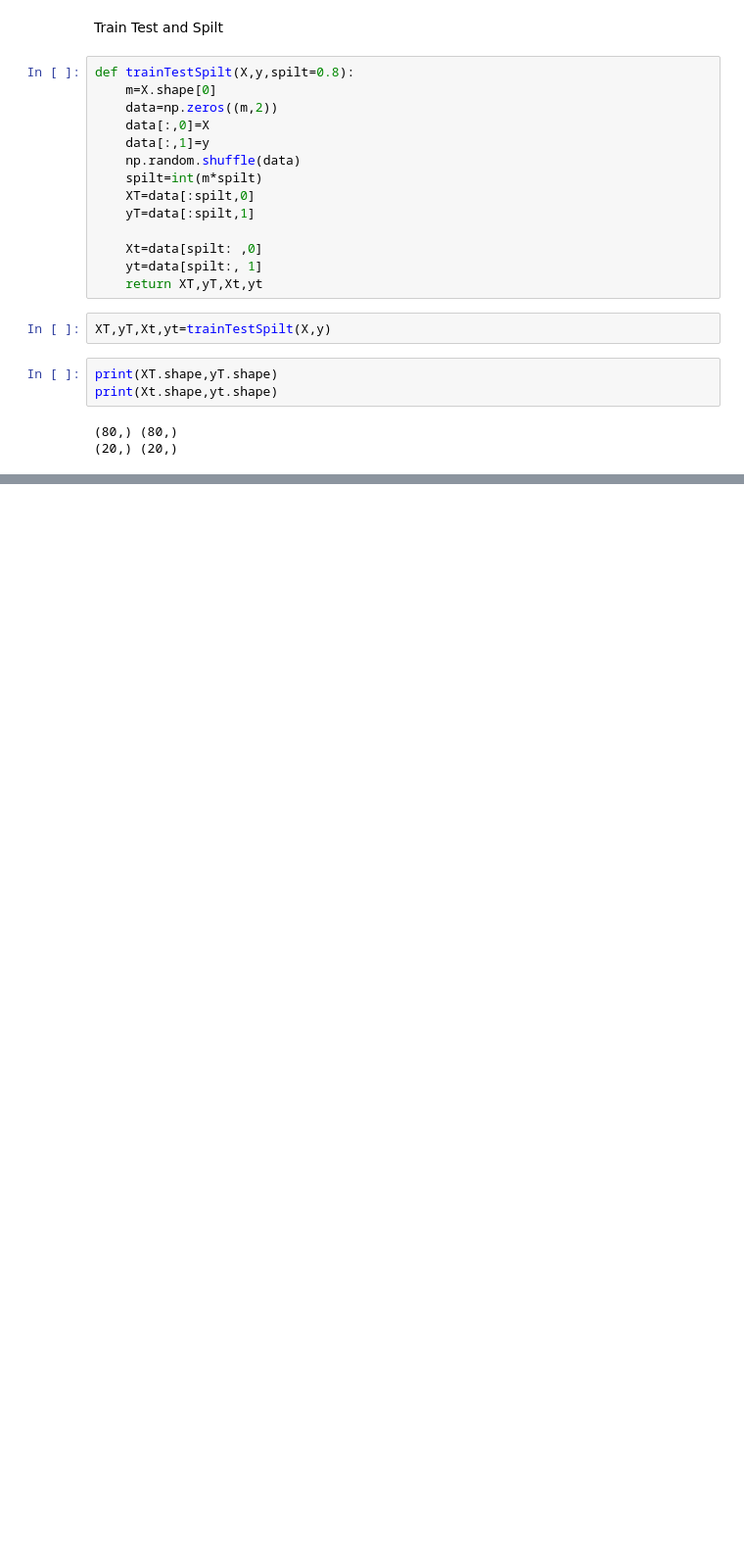
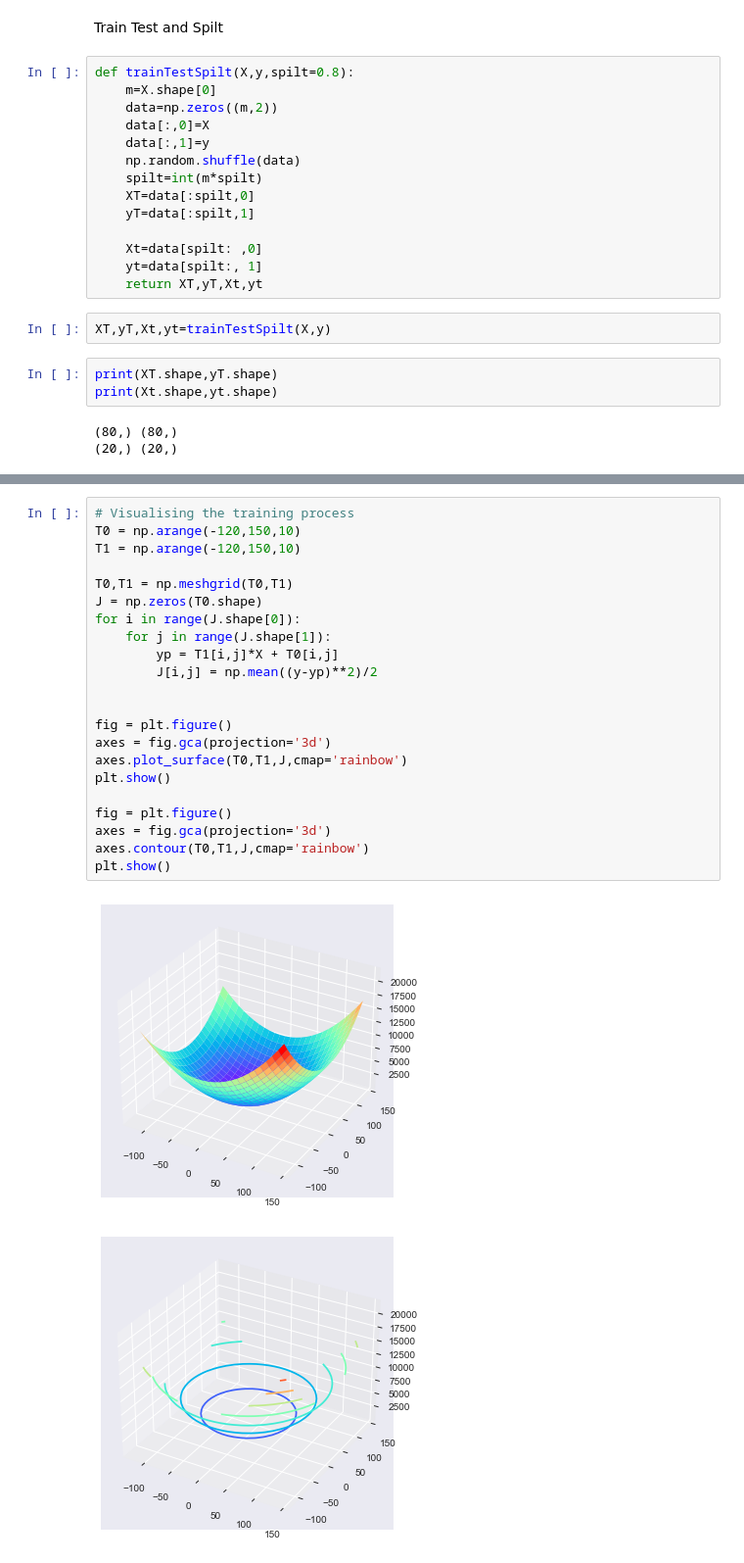
Before and after one commit to shreyabhalgat/Machine-Learning-Essentials, a Jupyter notebook: Section 3-Linear Regression/Linear Regression.ipynb, the cells around one changed output, grey strips where cells are left out. Shown: that part at 98% size. Drawn from its saved outputs; the diff is of its cells as text; blank space fills up the shorter version.

```diff
--- a/Section 3-Linear Regression/Linear Regression.ipynb
+++ b/Section 3-Linear Regression/Linear Regression.ipynb
@@ -95,0 +175,25 @@ plt.show()
+# %%
+# Visualising the training process
+T0 = np.arange(-120,150,10)
+T1 = np.arange(-120,150,10)
+
+T0,T1 = np.meshgrid(T0,T1)
+J = np.zeros(T0.shape)
+for i in range(J.shape[0]):
+    for j in range(J.shape[1]):
+        yp = T1[i,j]*X + T0[i,j]
+        J[i,j] = np.mean((y-yp)**2)/2
+
+
+fig = plt.figure()
+axes = fig.gca(projection='3d')
+axes.plot_surface(T0,T1,J,cmap='rainbow')
+plt.show()
+
+fig = plt.figure()
+axes = fig.gca(projection='3d')
+axes.contour(T0,T1,J,cmap='rainbow')
+plt.show()
+# %% [output]
+[figure, added]
+[figure, added]
```
Also changed, not shown: parts of 19 cells of this notebook.
